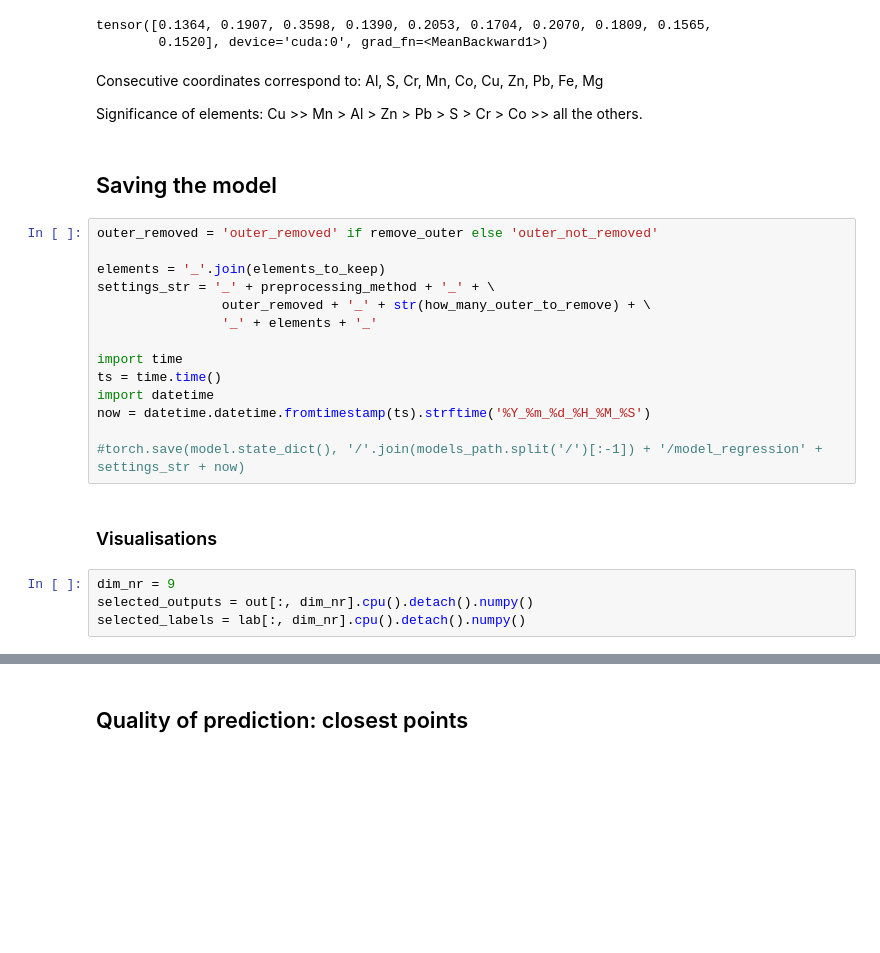
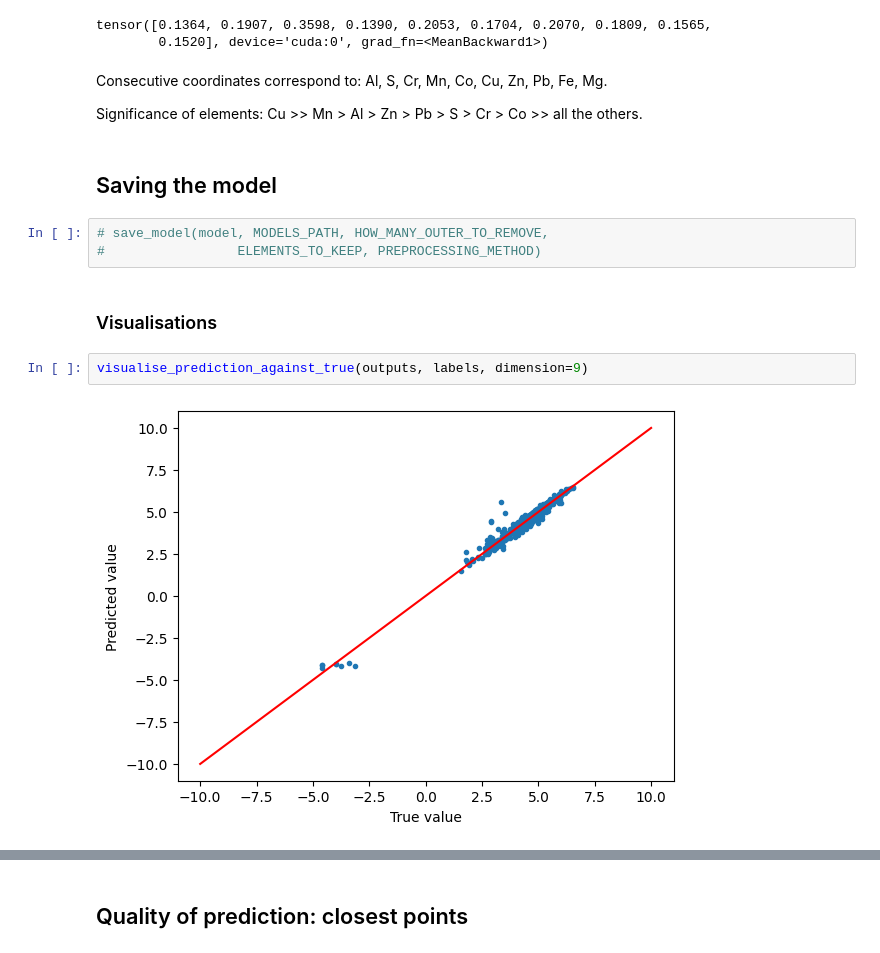
Before and after one commit to BDomzal/inks, a Jupyter notebook: notebooks/inks_nn_regression (Copy).ipynb, the cells around one changed output, grey strips where cells are left out. Drawn from its saved outputs; the diff is of its cells as text; blank space fills up the shorter version.

Commit message:
Finished writing inks regression notebook using functions

```diff
--- a/notebooks/inks_nn_regression (Copy).ipynb
+++ b/notebooks/inks_nn_regression (Copy).ipynb
@@ -243,28 +182,17 @@ torch.mean(difference, axis=0)  # 10 elements, new data
 tensor([0.1364, 0.1907, 0.3598, 0.1390, 0.2053, 0.1704, 0.2070, 0.1809, 0.1565,
         0.1520], device='cuda:0', grad_fn=<MeanBackward1>)
 # %% [markdown]
-Consecutive coordinates correspond to: Al, S, Cr, Mn, Co, Cu, Zn, Pb, Fe, Mg
+Consecutive coordinates correspond to: Al, S, Cr, Mn, Co, Cu, Zn, Pb, Fe, Mg.
 
 Significance of elements: Cu >> Mn > Al > Zn > Pb > S > Cr > Co >> all the others.
 # %% [markdown]
 ## Saving the model
-# %%
-outer_removed = 'outer_removed' if remove_outer else 'outer_not_removed'
-
-elements = '_'.join(elements_to_keep)
-settings_str = '_' + preprocessing_method + '_' + \
-                outer_removed + '_' + str(how_many_outer_to_remove) + \
-                '_' + elements + '_'
-
-import time
-ts = time.time()
-import datetime
-now = datetime.datetime.fromtimestamp(ts).strftime('%Y_%m_%d_%H_%M_%S')
-
-#torch.save(model.state_dict(), '/'.join(models_path.split('/')[:-1]) + '/model_regression' + settings_str + now)
+# %%
+# save_model(model, MODELS_PATH, HOW_MANY_OUTER_TO_REMOVE,
+#                 ELEMENTS_TO_KEEP, PREPROCESSING_METHOD)
 # %% [markdown]
 ### Visualisations
 # %%
-dim_nr = 9
-selected_outputs = out[:, dim_nr].cpu().detach().numpy()
-selected_labels = lab[:, dim_nr].cpu().detach().numpy()
+visualise_prediction_against_true(outputs, labels, dimension=9)
+# %% [output]
+[figure, added]
```
Also changed, not shown: parts of 62 cells of this notebook, 1 other file.
